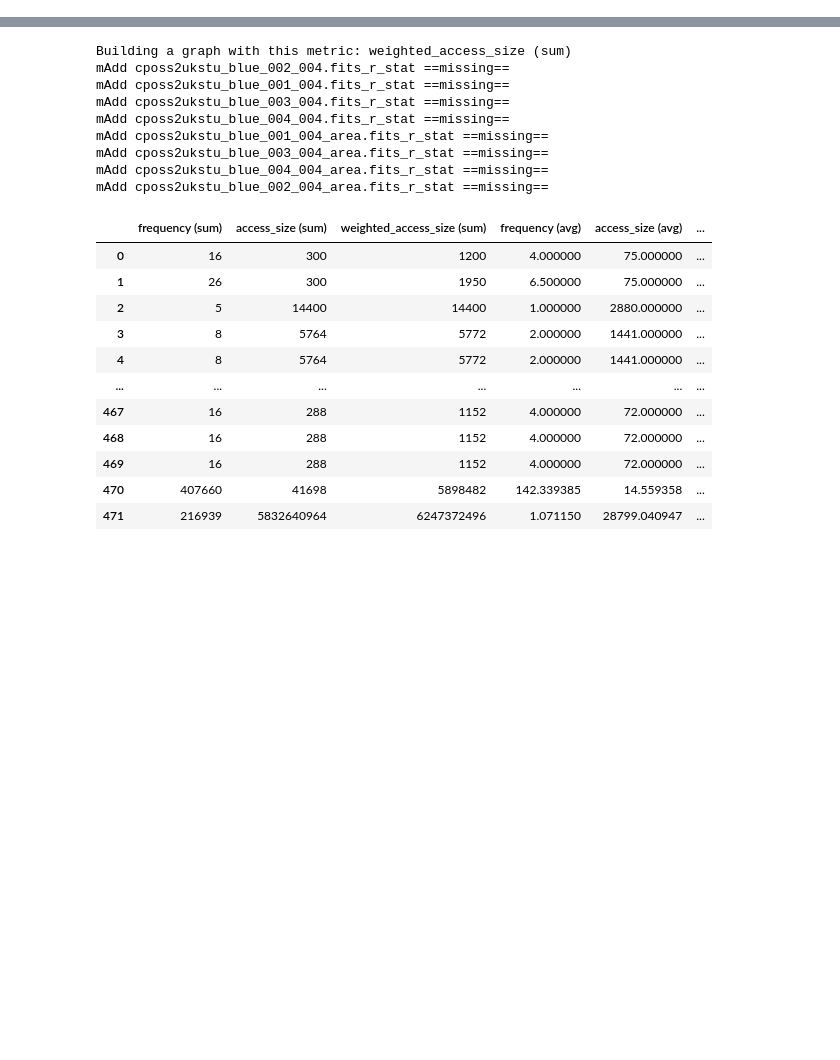
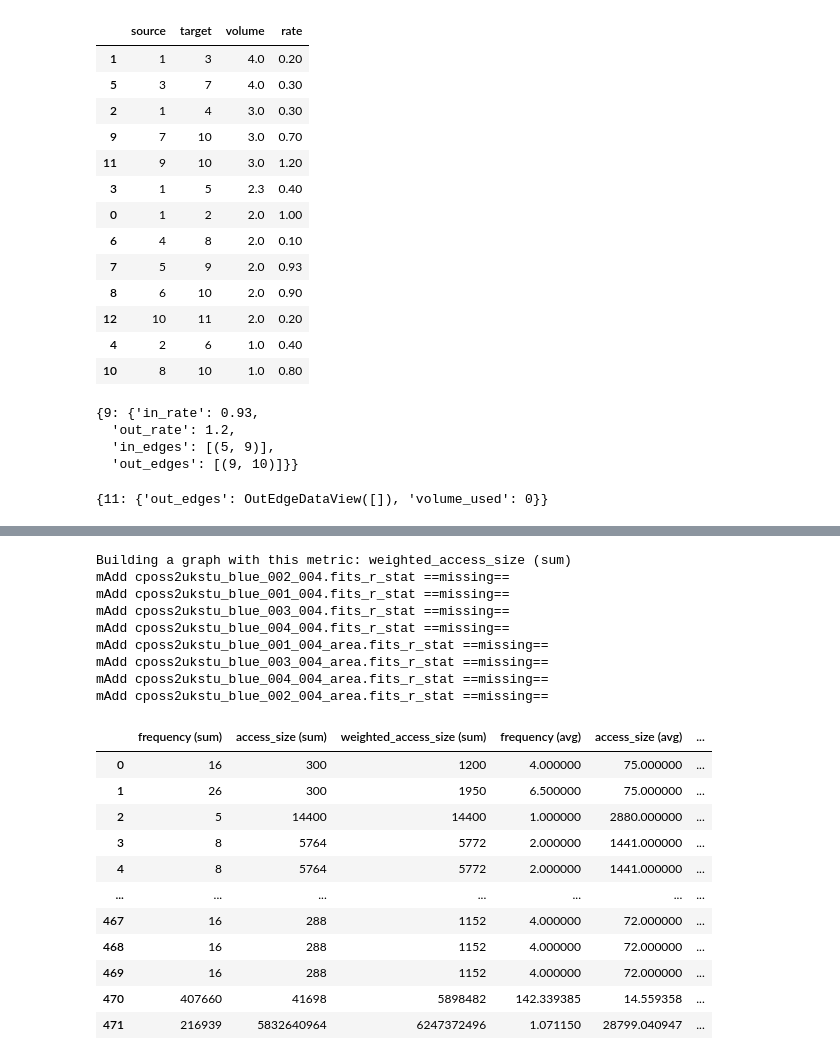
Before and after one commit to lukemartinlogan/deepdrivemd_pnnl, a Jupyter notebook: research/api/datalife_api-v0.1.ipynb, the cells around one changed output, grey strips where cells are left out. Saved outputs shown, nothing was run; the diff lists cells and outputs as text; code cells hidden in the pictures; blank space fills up the shorter version.

```diff
--- a/research/api/datalife_api-v0.1.ipynb
+++ b/research/api/datalife_api-v0.1.ipynb
@@ -209,0 +259,28 @@ class DataLife:
+# %%
+nx.to_pandas_edgelist(G1).sort_values(by='volume', ascending=False)
+# %% [output]
+|  | source | target | volume | rate |
+| 1 | 1 | 3 | 4.0 | 0.20 |
+| 5 | 3 | 7 | 4.0 | 0.30 |
+| 2 | 1 | 4 | 3.0 | 0.30 |
+| 9 | 7 | 10 | 3.0 | 0.70 |
+| 11 | 9 | 10 | 3.0 | 1.20 |
+| 3 | 1 | 5 | 2.3 | 0.40 |
+| 0 | 1 | 2 | 2.0 | 1.00 |
+| 6 | 4 | 8 | 2.0 | 0.10 |
+| 7 | 5 | 9 | 2.0 | 0.93 |
+| 8 | 6 | 10 | 2.0 | 0.90 |
+| 12 | 10 | 11 | 2.0 | 0.20 |
+| 4 | 2 | 6 | 1.0 | 0.40 |
+| 10 | 8 | 10 | 1.0 | 0.80 |
+# %%
+dl_.mismatch_rate(threshold=0.7)
+# %% [output]
+{9: {'in_rate': 0.93,
+  'out_rate': 1.2,
+  'in_edges': [(5, 9)],
+  'out_edges': [(9, 10)]}}
+# %%
+dl_.leaf_file_node()
+# %% [output]
+{11: {'out_edges': OutEdgeDataView([]), 'volume_used': 0}}
```
Also changed, not shown: parts of 8 cells of this notebook.
